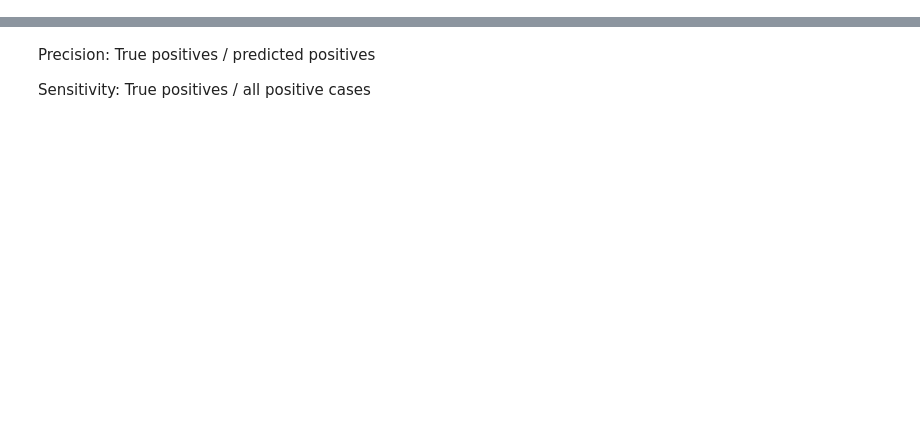
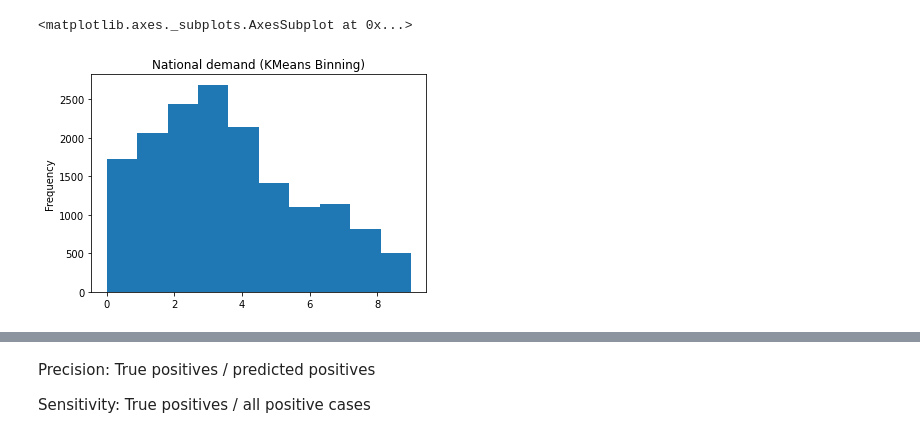
Before and after one commit to jordiferrero/grid-uk-ml, a Jupyter notebook: notebooks/data_normalisation_notebook.ipynb, the cells around one changed output, grey strips where cells are left out. Drawn from its saved outputs; the diff is of its cells as text; code cells hidden in the pictures; blank space fills up the shorter version.

```diff
--- a/notebooks/data_normalisation_notebook.ipynb
+++ b/notebooks/data_normalisation_notebook.ipynb
@@ -13,0 +113,9 @@ grid_data.sample()
+# %%
+binner = KBinsDiscretizer(n_bins=10, encode='ordinal', strategy='kmeans')
+binned_data = binner.fit_transform(grid_data[['national_demand']].dropna())
+pd.Series(binned_data.reshape(-1,)).plot(
+    title='National demand (KMeans Binning)', kind='hist', xlabel='national_demand'
+)
+# %% [output]
+<matplotlib.axes._subplots.AxesSubplot at 0x...>
+[figure, added]
```
Also changed, not shown: parts of 112 cells of this notebook.
